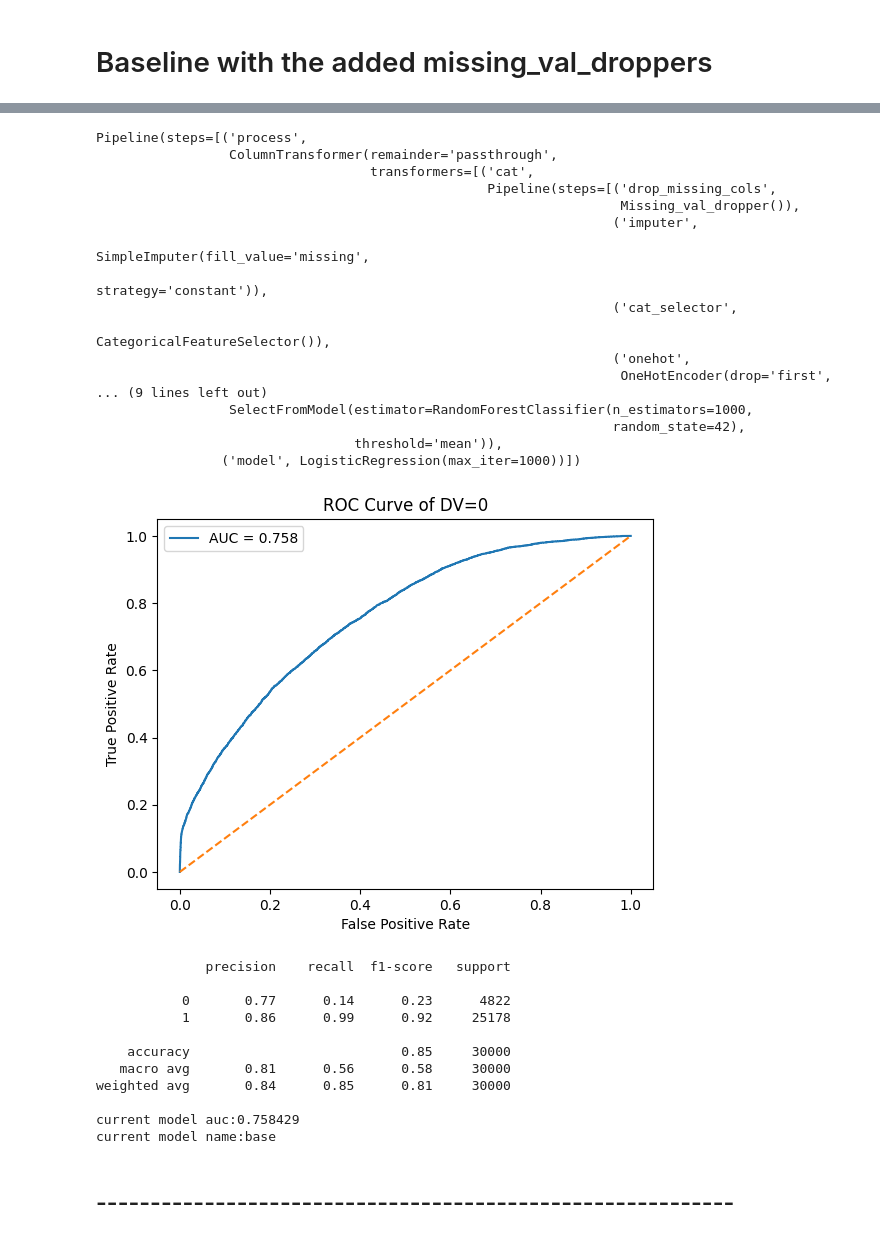
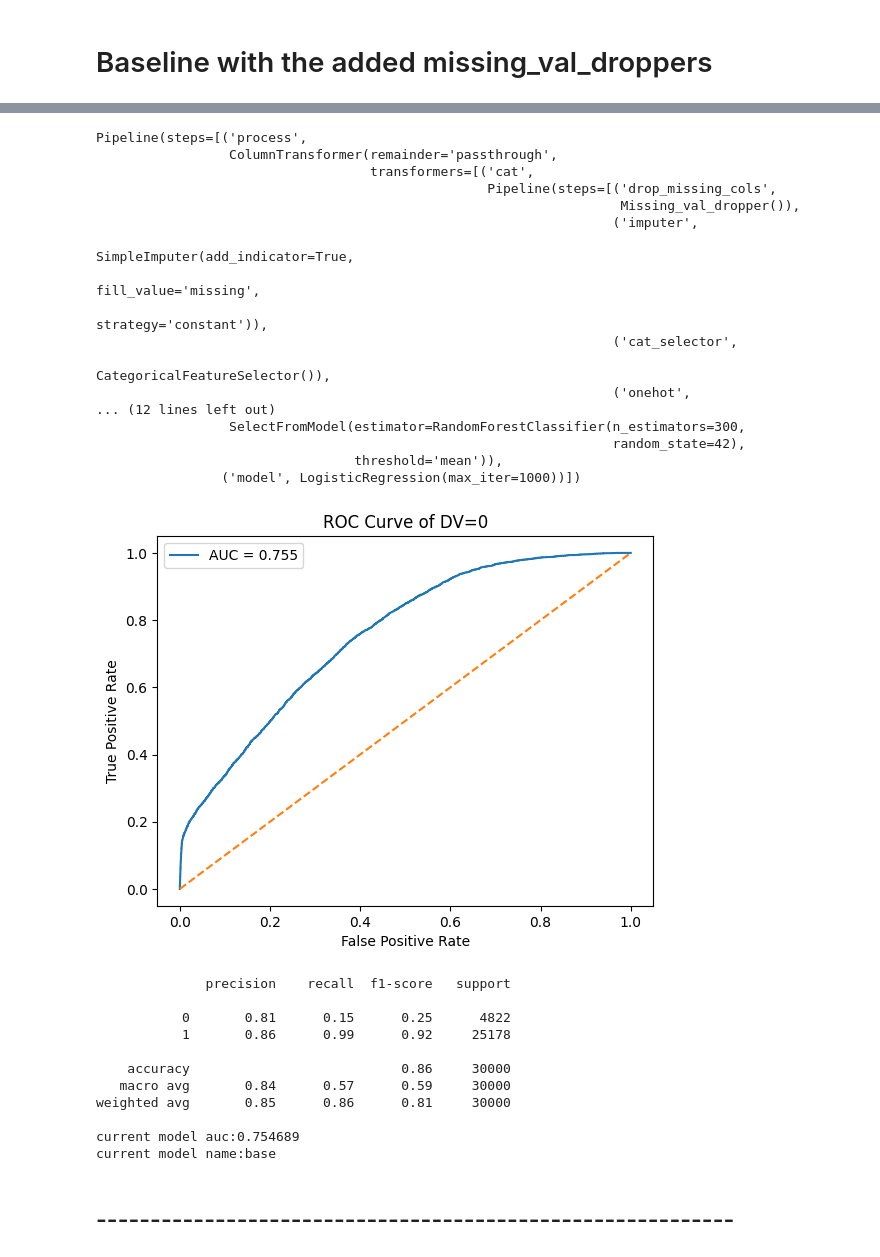
Before and after one commit to Julioccs95/STAT468, a Jupyter notebook: Second_stage.ipynb, the cells around one changed output, grey strips where cells are left out. Saved outputs shown, nothing was run; the diff lists cells and outputs as text; code cells hidden in the pictures.

```diff
--- a/Second_stage.ipynb
+++ b/Second_stage.ipynb
@@ -496,8 +583,17 @@ numerical_pipeline = Pipeline([
     ("outlier", OutlierFlaggerv2()),
     ("scaler", RobustScaler())
 ])
+# %%
+# 2. Recalculate column types after feature engineering
+numerical_columns_train_fe = X_train_fe.select_dtypes(
+    include=["int64", "float64", "int32", "float32"]
+).columns.tolist()
+
+categorical_columns_train_fe = X_train_fe.select_dtypes(
+    include=["object", "category", "bool"]
+).columns.tolist()
 # %%
 preprocessing = ColumnTransformer([
-    ("cat", categorical_pipeline, Cat_columns_train),
-    ("num", numerical_pipeline, numerical_columns_train)
+    ("cat", categorical_pipeline, categorical_columns_train_fe),
+    ("num", numerical_pipeline, numerical_columns_train_fe)
 ], remainder="passthrough")
@@ -506,7 +626,7 @@ baseline_pipeline = Pipeline([
     ("process", preprocessing),
     ("corr_selector", CorrelationFeatureSelector(threshold=0.80)),
     ("tree_selector", SelectFromModel(
-        RandomForestClassifier(n_estimators=1000, random_state=42),
+        RandomForestClassifier(n_estimators=300, random_state=42),
         threshold="mean"
     )),
     ("model", LogisticRegression(max_iter=1000))
@@ -525,7 +645,7 @@ baseline_pipeline_pca = Pipeline([
     ("model", LogisticRegression(max_iter=1000))
 ])
 # %%
-baseline_pipeline.fit(X_train, y_train)
+baseline_pipeline.fit(X_train_fe, y_train)
 # %% [output]
 Pipeline(steps=[('process',
                  ColumnTransformer(remainder='passthrough',
@@ -533,31 +653,31 @@ Pipeline(steps=[('process',
                                                   Pipeline(steps=[('drop_missing_cols',
                                                                    Missing_val_dropper()),
                                                                   ('imputer',
-                                                                   SimpleImputer(fill_value='missing',
+                                                                   SimpleImputer(add_indicator=True,
+                                                                                 fill_value='missing',
                                                                                  strategy='constant')),
                                                                   ('cat_selector',
                                                                    CategoricalFeatureSelector()),
                                                                   ('onehot',
-                                                                   OneHotEncoder(drop='first',
-... (9 lines left out)
-                 SelectFromModel(estimator=RandomForestClassifier(n_estimators=1000,
+... (12 lines left out)
+                 SelectFromModel(estimator=RandomForestClassifier(n_estimators=300,
                                                                   random_state=42),
                                  threshold='mean')),
                 ('model', LogisticRegression(max_iter=1000))])
 # %%
-model_summary(baseline_pipeline, X_val, y_val, "base")
+model_summary(baseline_pipeline, X_val_fe, y_val, "base")
 # %% [output]
-[figure, old version]
+[figure, new version]
               precision    recall  f1-score   support
 
-           0       0.77      0.14      0.23      4822
+           0       0.81      0.15      0.25      4822
            1       0.86      0.99      0.92     25178
 
-    accuracy                           0.85     30000
-   macro avg       0.81      0.56      0.58     30000
-weighted avg       0.84      0.85      0.81     30000
+    accuracy                           0.86     30000
+   macro avg       0.84      0.57      0.59     30000
+weighted avg       0.85      0.86      0.81     30000
 
-current model auc:0.758429
+current model auc:0.754689
 current model name:base
 # %% [markdown]
 ## -----------------------------------------------------------
```
Also changed, not shown: parts of 139 cells of this notebook.
